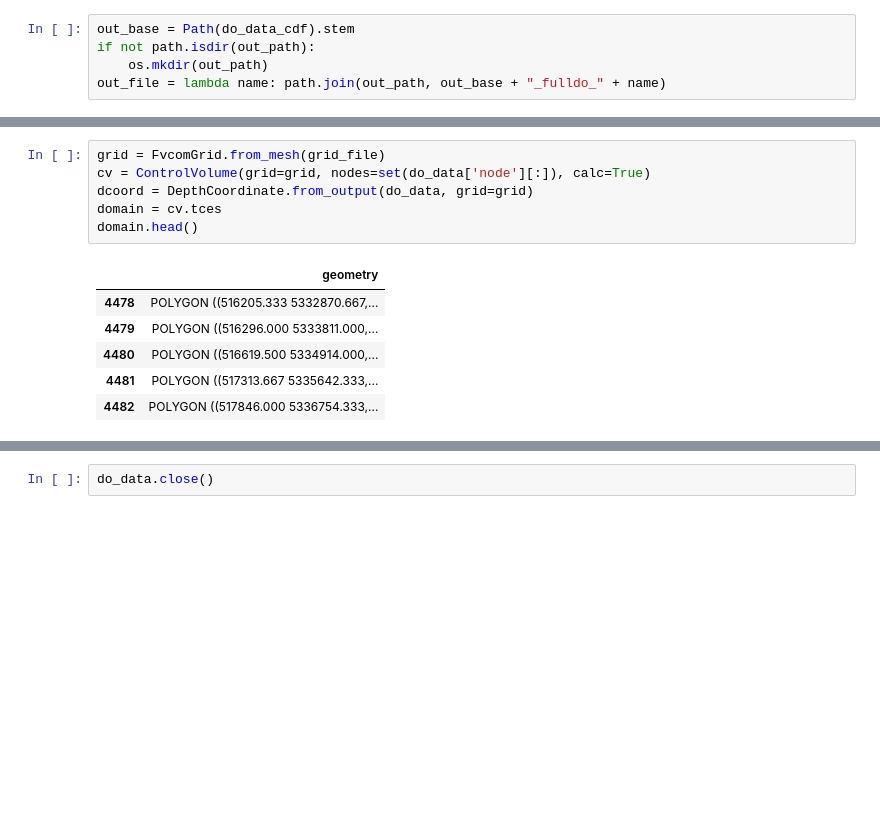
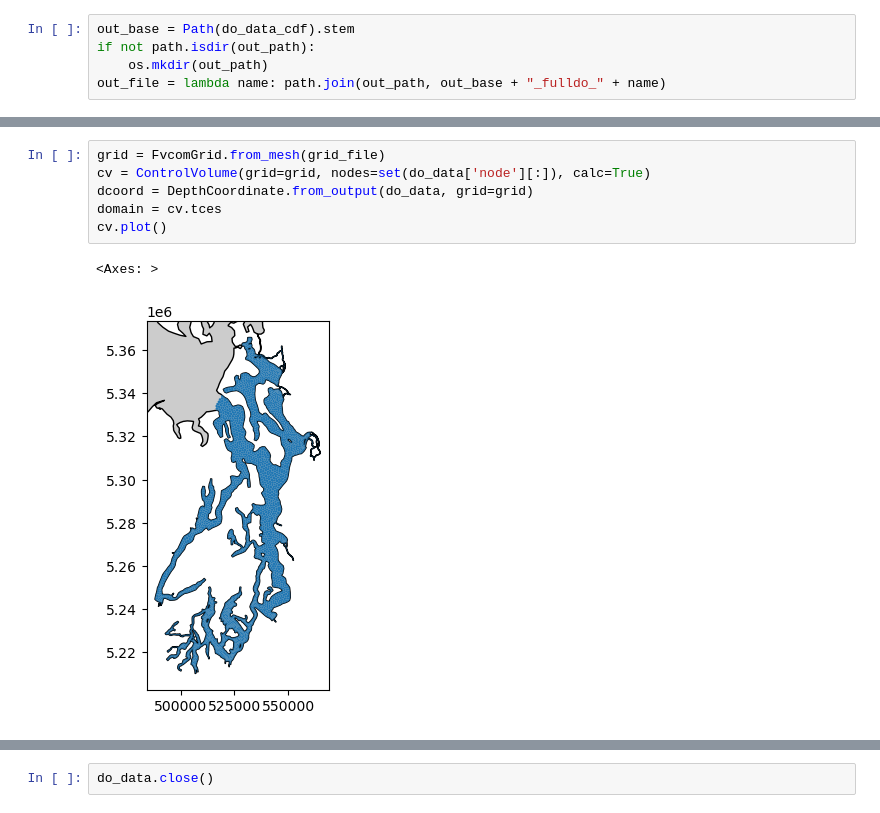
Before and after one commit to bedaro/ssm-analysis, a Jupyter notebook: DO 3D.ipynb, the cells around one changed output, grey strips where cells are left out. Drawn from its saved outputs; the diff is of its cells as text; blank space fills up the shorter version.

```diff
--- a/DO 3D.ipynb
+++ b/DO 3D.ipynb
@@ -67,14 +70,10 @@ do_variable_titles
 # %%
 grid = FvcomGrid.from_mesh(grid_file)
 cv = ControlVolume(grid=grid, nodes=set(do_data['node'][:]), calc=True)
 dcoord = DepthCoordinate.from_output(do_data, grid=grid)
 domain = cv.tces
-domain.head()
+cv.plot()
 # %% [output]
-|  | geometry |
-| 4478 | POLYGON ((516205.333 5332870.667,... |
-| 4479 | POLYGON ((516296.000 5333811.000,... |
-| 4480 | POLYGON ((516619.500 5334914.000,... |
-| 4481 | POLYGON ((517313.667 5335642.333,... |
-| 4482 | POLYGON ((517846.000 5336754.333,... |
+<Axes: >
+[figure, added]
 # %%
```
Also changed, not shown: parts of 6 cells of this notebook.
